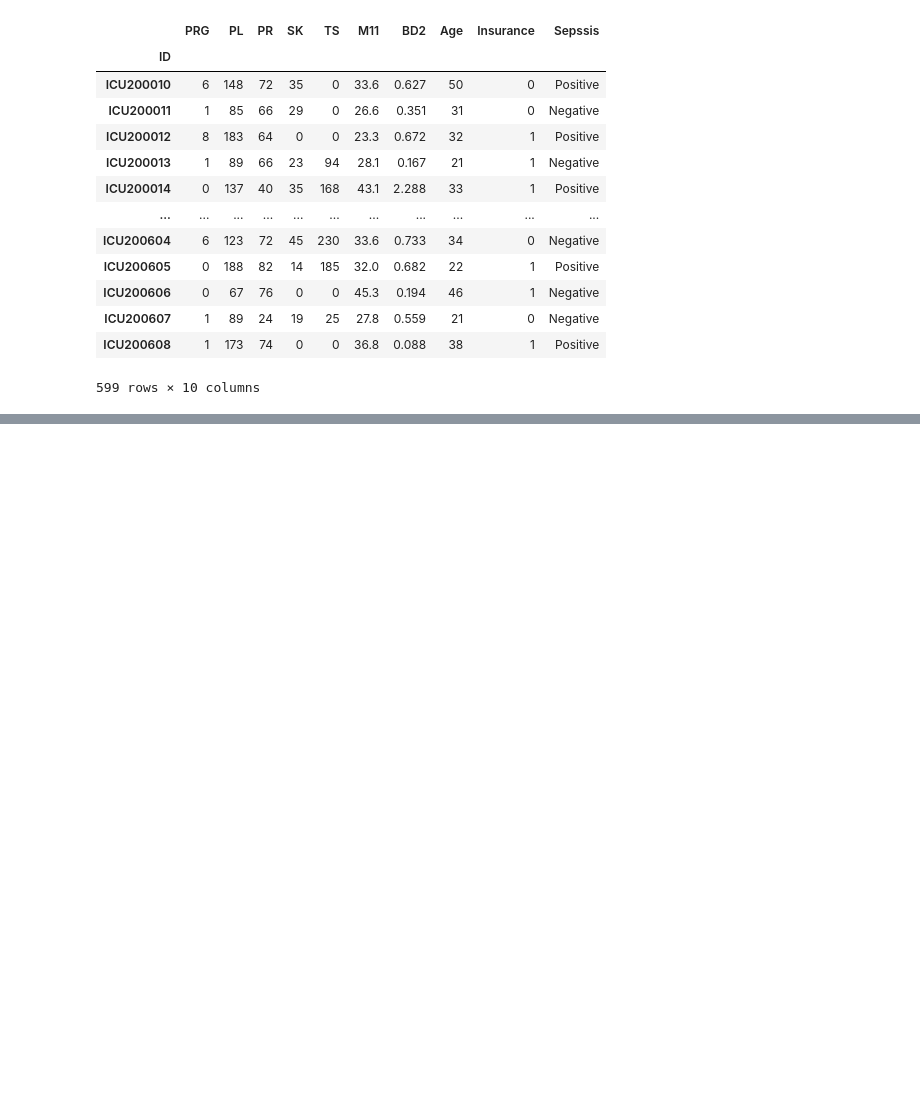
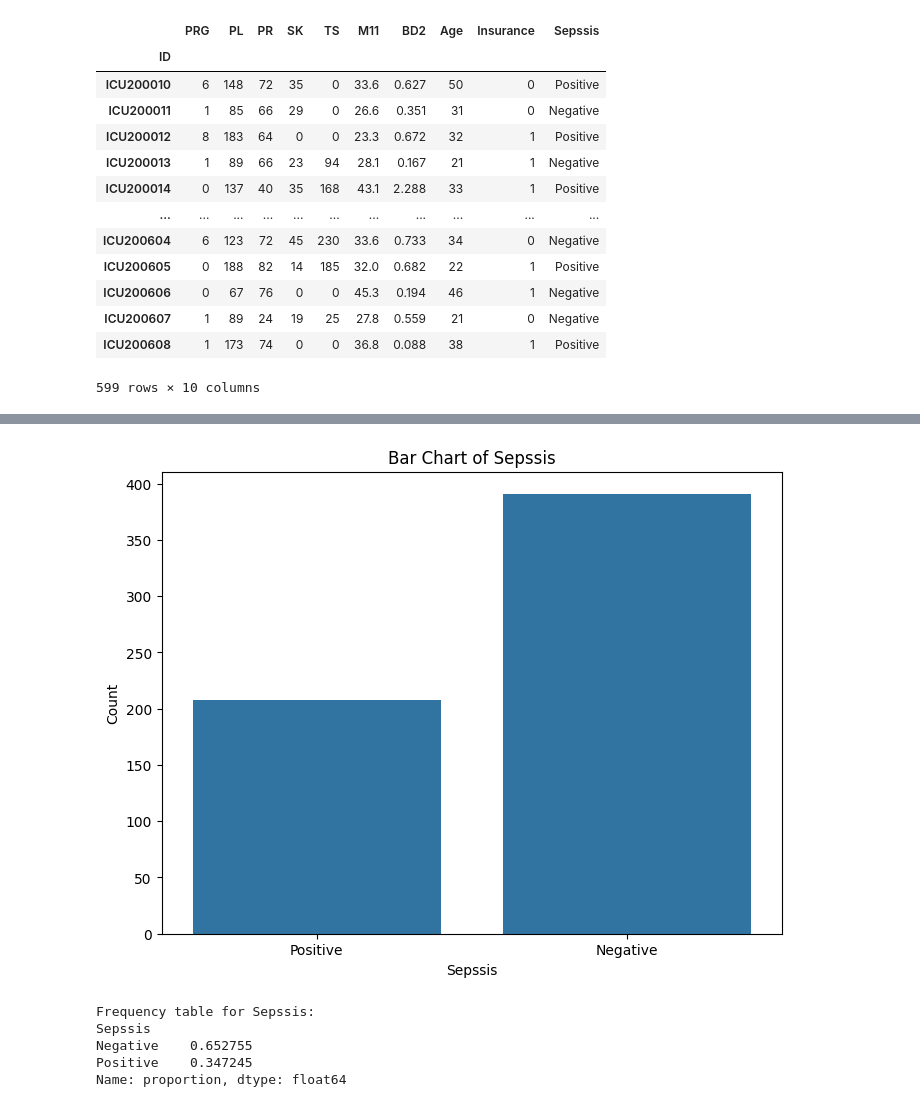
Before and after one commit to speedcode-x/Sepsis-prediction, a Jupyter notebook: ML_main.ipynb, the cells around one changed output, grey strips where cells are left out. Drawn from its saved outputs; the diff is of its cells as text; code cells hidden in the pictures; blank space fills up the shorter version.

```diff
--- a/ML_main.ipynb
+++ b/ML_main.ipynb
@@ -44,0 +127,25 @@ data
+# %%
+
+# Bar Charts (for categorical variables)
+categorical_cols = data.select_dtypes(include=['object']).columns
+for col in categorical_cols:
+    plt.figure(figsize=(8, 6))
+    sns.countplot(data=data, x=col)
+    plt.title(f'Bar Chart of {col}')
+    plt.xlabel(col)
+    plt.ylabel('Count')
+    plt.show()
+# %% [output]
+[figure, added]
+# %%
+
+# Frequency Tables
+for col in categorical_cols:
+    freq_table = data[col].value_counts(normalize=True)
+    print(f'Frequency table for {col}:\n{freq_table}\n')
+# %% [output]
+Frequency table for Sepssis:
+Sepssis
+Negative    0.652755
+Positive    0.347245
+Name: proportion, dtype: float64
```
Also changed, not shown: parts of 12 cells of this notebook.
